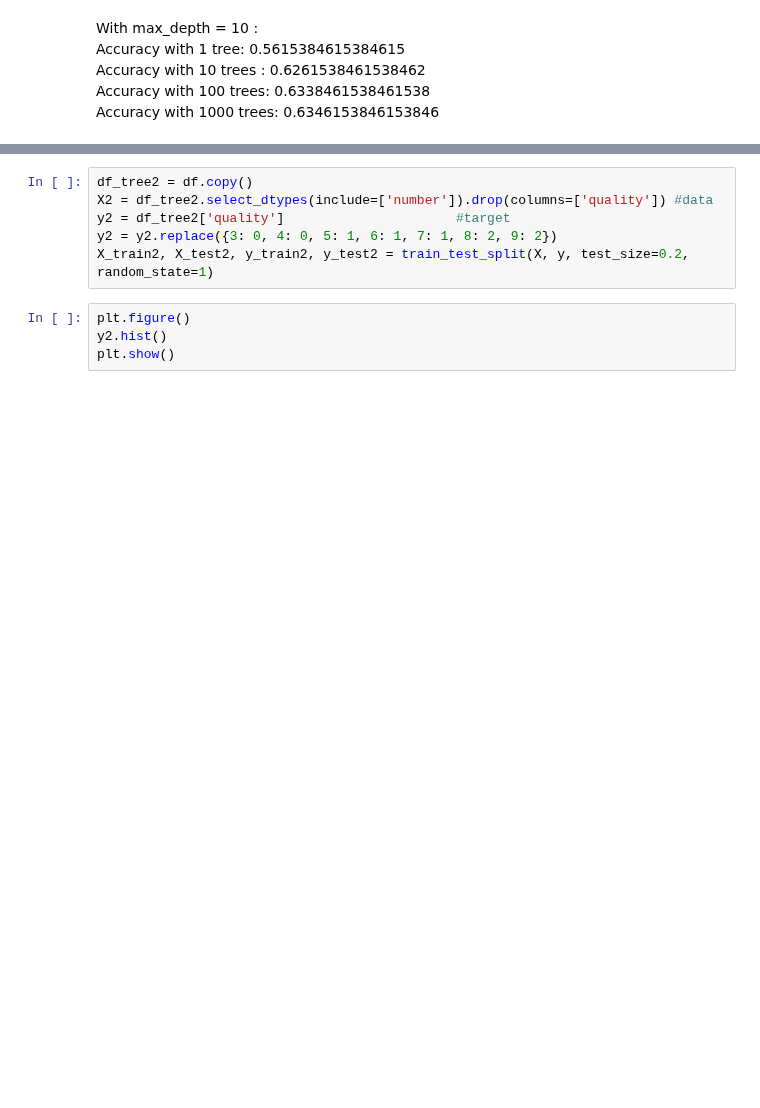
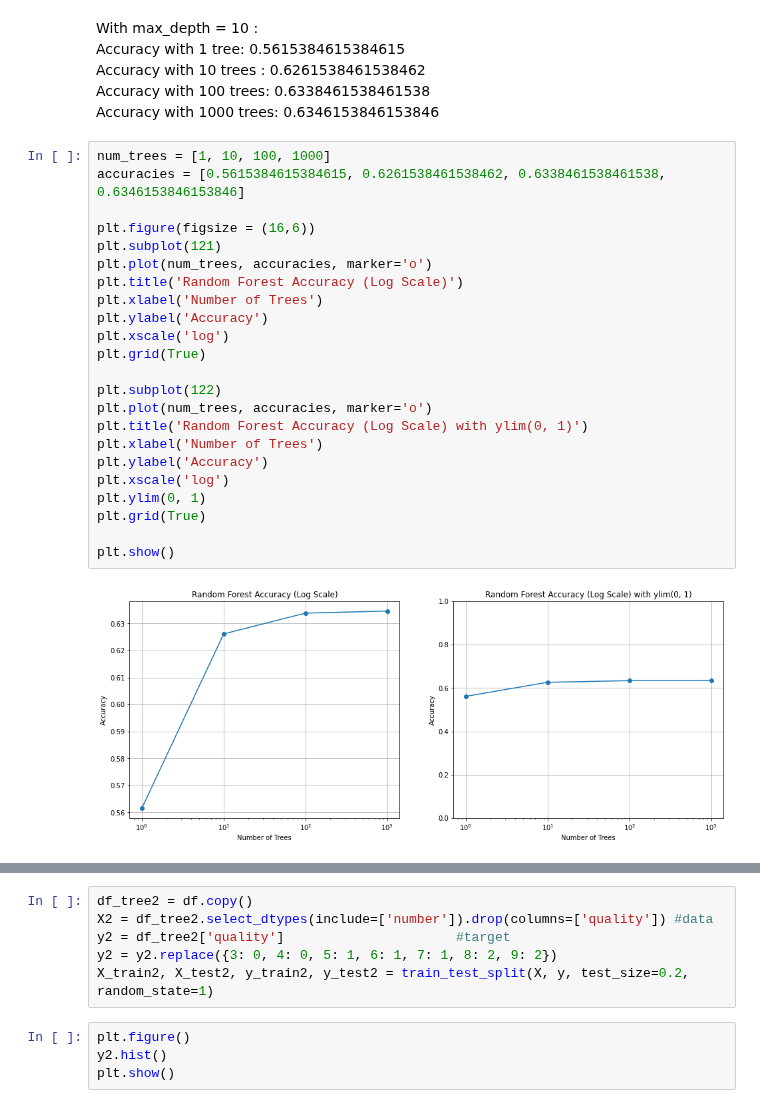
Before and after one commit to dmml-heriot-watt/group-coursework-dmml_cw, a Jupyter notebook: notebooks/DecisionTreeQuality.ipynb, the cells around one changed output, grey strips where cells are left out. Saved outputs shown, nothing was run; the diff lists cells and outputs as text; blank space fills up the shorter version.

```diff
--- a/notebooks/DecisionTreeQuality.ipynb
+++ b/notebooks/DecisionTreeQuality.ipynb
@@ -80,3 +134,28 @@ Accuracy with 1 tree: 0.5615384615384615 <br>
 Accuracy with 10 trees : 0.6261538461538462 <br>
 Accuracy with 100 trees: 0.6338461538461538 <br>
 Accuracy with 1000 trees: 0.6346153846153846 <br>
+# %%
+num_trees = [1, 10, 100, 1000]
+accuracies = [0.5615384615384615, 0.6261538461538462, 0.6338461538461538, 0.6346153846153846]
+
+plt.figure(figsize = (16,6))
+plt.subplot(121)
+plt.plot(num_trees, accuracies, marker='o')
+plt.title('Random Forest Accuracy (Log Scale)')
+plt.xlabel('Number of Trees')
+plt.ylabel('Accuracy')
+plt.xscale('log')
+plt.grid(True)
+
+plt.subplot(122)
+plt.plot(num_trees, accuracies, marker='o')
+plt.title('Random Forest Accuracy (Log Scale) with ylim(0, 1)')
+plt.xlabel('Number of Trees')
+plt.ylabel('Accuracy')
+plt.xscale('log')
+plt.ylim(0, 1)
+plt.grid(True)
+
+plt.show()
+# %% [output]
+[figure, added]
```
Also changed, not shown: parts of 29 cells of this notebook.
